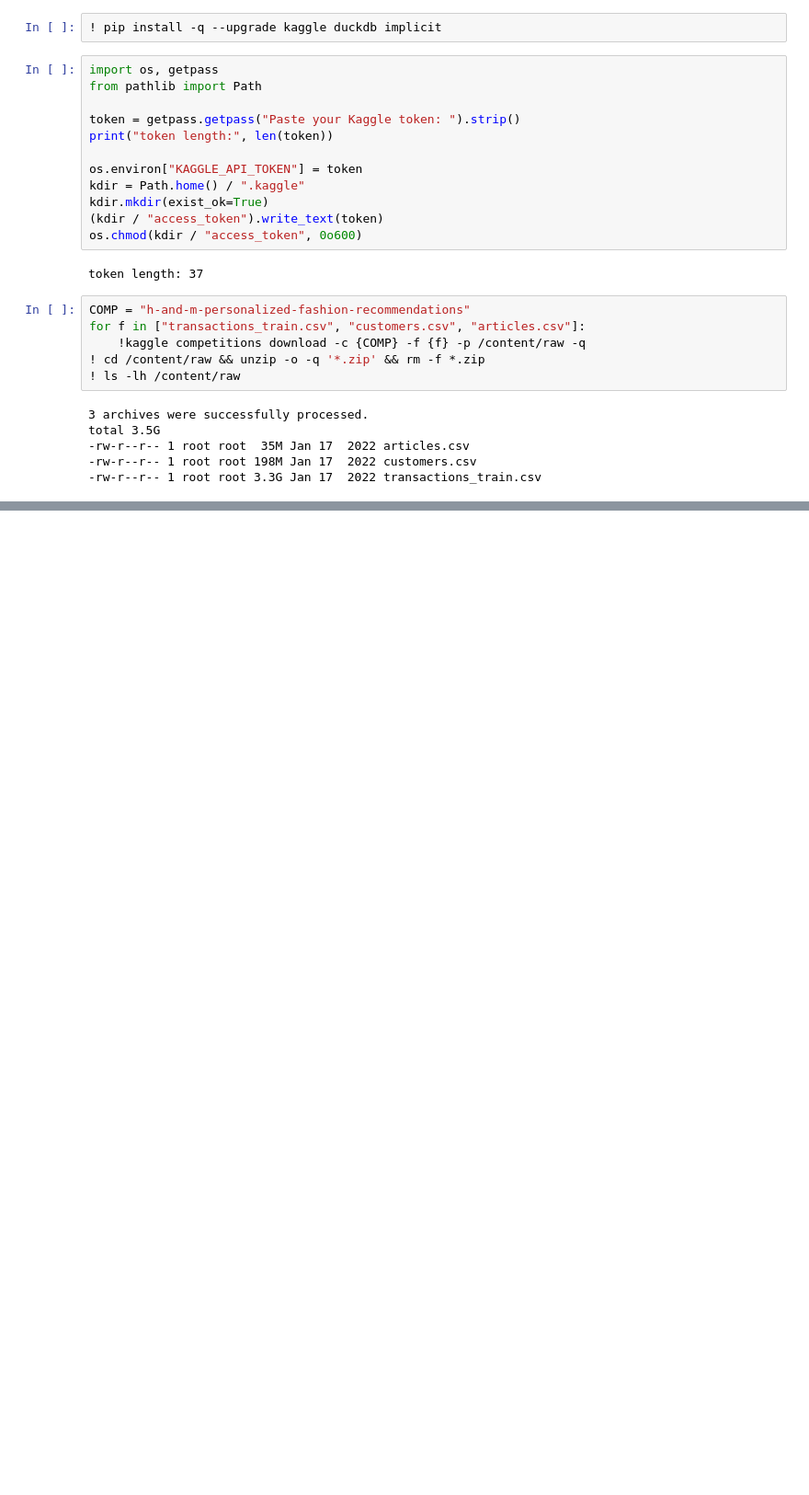
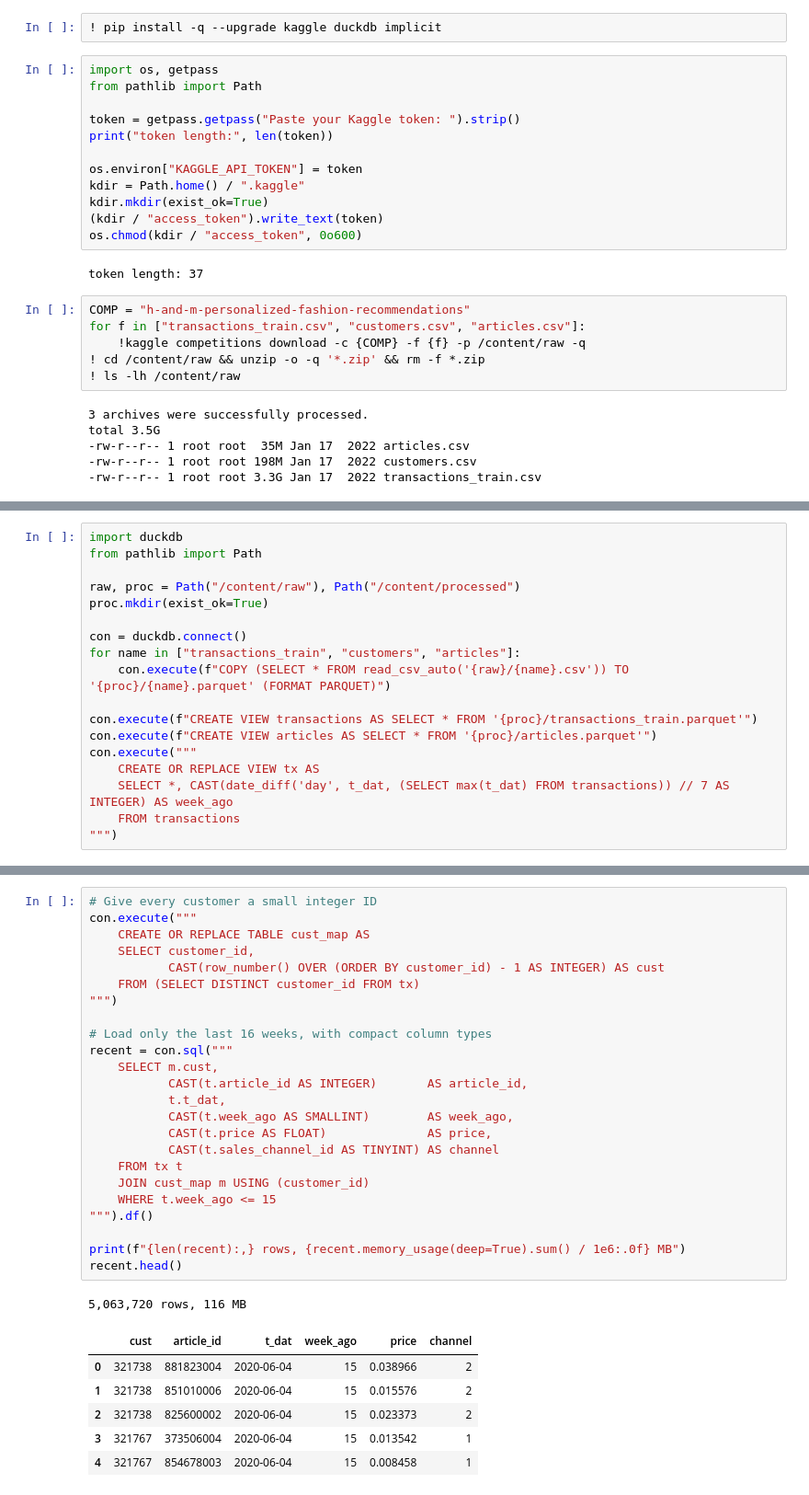
Before and after one commit to WoahImCoding/ecommerce-recommender, a Jupyter notebook: notebooks/04_candidates.ipynb, the cells around one changed output, grey strips where cells are left out. Shown at 92% size. Drawn from its saved outputs; the diff is of its cells as text; blank space fills up the shorter version.

Commit message:
Phase 4: Train and Test is done

```diff
--- a/notebooks/04_candidates.ipynb
+++ b/notebooks/04_candidates.ipynb
@@ -47,0 +50,18 @@ ModuleNotFoundError: No module named 'src'
+# %%
+import duckdb
+from pathlib import Path
+
+raw, proc = Path("/content/raw"), Path("/content/processed")
+proc.mkdir(exist_ok=True)
+
+con = duckdb.connect()
+for name in ["transactions_train", "customers", "articles"]:
+    con.execute(f"COPY (SELECT * FROM read_csv_auto('{raw}/{name}.csv')) TO '{proc}/{name}.parquet' (FORMAT PARQUET)")
+
+con.execute(f"CREATE VIEW transactions AS SELECT * FROM '{proc}/transactions_train.parquet'")
+con.execute(f"CREATE VIEW articles AS SELECT * FROM '{proc}/articles.parquet'")
+con.execute("""
+    CREATE OR REPLACE VIEW tx AS
+    SELECT *, CAST(date_diff('day', t_dat, (SELECT max(t_dat) FROM transactions)) // 7 AS INTEGER) AS week_ago
+    FROM transactions
+""")
@@ -47,0 +101,32 @@ ModuleNotFoundError: No module named 'src'
+# %%
+# Give every customer a small integer ID
+con.execute("""
+    CREATE OR REPLACE TABLE cust_map AS
+    SELECT customer_id,
+           CAST(row_number() OVER (ORDER BY customer_id) - 1 AS INTEGER) AS cust
+    FROM (SELECT DISTINCT customer_id FROM tx)
+""")
+
+# Load only the last 16 weeks, with compact column types
+recent = con.sql("""
+    SELECT m.cust,
+           CAST(t.article_id AS INTEGER)       AS article_id,
+           t.t_dat,
+           CAST(t.week_ago AS SMALLINT)        AS week_ago,
+           CAST(t.price AS FLOAT)              AS price,
+           CAST(t.sales_channel_id AS TINYINT) AS channel
+    FROM tx t
+    JOIN cust_map m USING (customer_id)
+    WHERE t.week_ago <= 15
+""").df()
+
+print(f"{len(recent):,} rows, {recent.memory_usage(deep=True).sum() / 1e6:.0f} MB")
+recent.head()
+# %% [output]
+5,063,720 rows, 116 MB
+|  | cust | article_id | t_dat | week_ago | price | channel |
+| 0 | 321738 | 881823004 | 2020-06-04 | 15 | 0.038966 | 2 |
+| 1 | 321738 | 851010006 | 2020-06-04 | 15 | 0.015576 | 2 |
+| 2 | 321738 | 825600002 | 2020-06-04 | 15 | 0.023373 | 2 |
+| 3 | 321767 | 373506004 | 2020-06-04 | 15 | 0.013542 | 1 |
+| 4 | 321767 | 854678003 | 2020-06-04 | 15 | 0.008458 | 1 |
```
Also changed, not shown: parts of 30 cells of this notebook.
